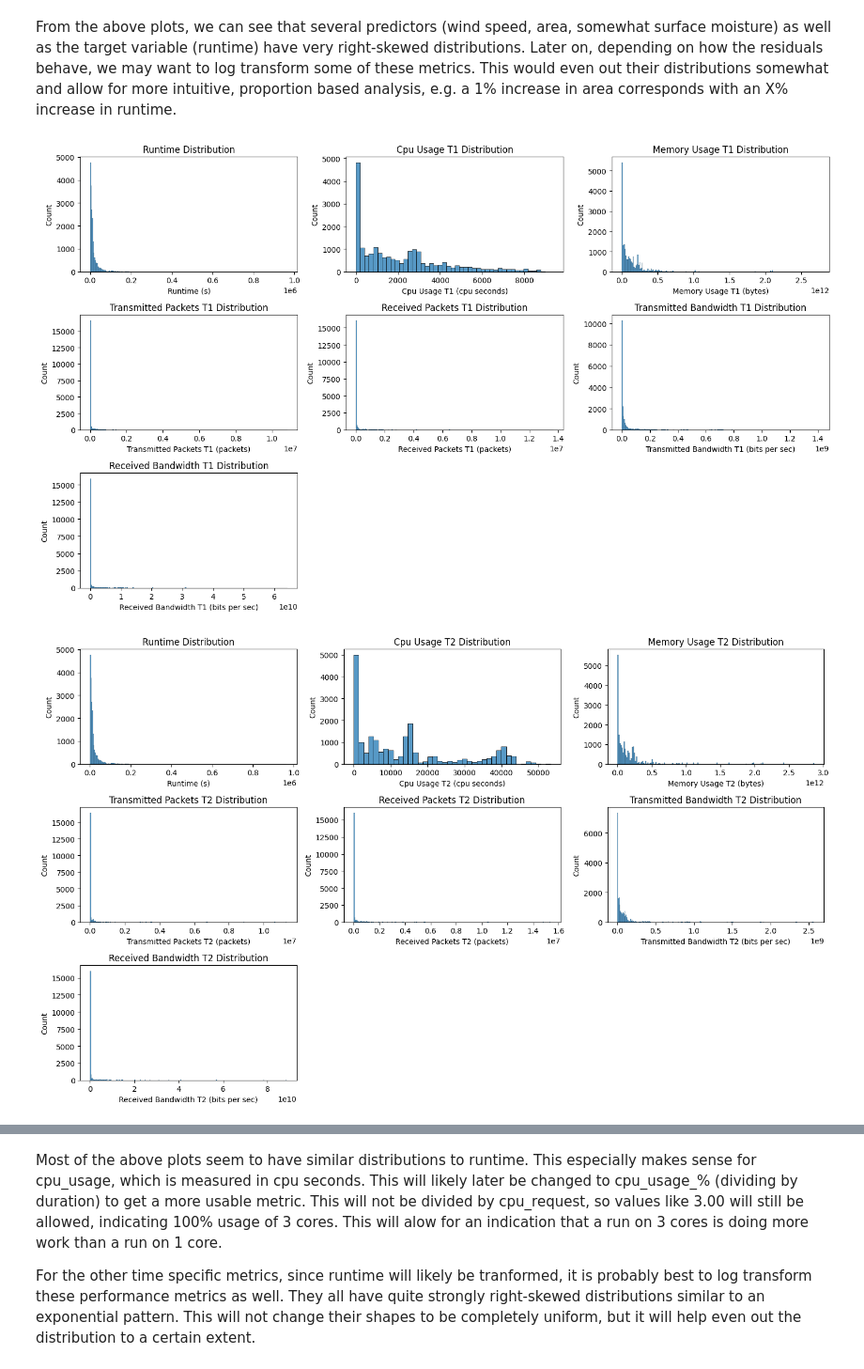
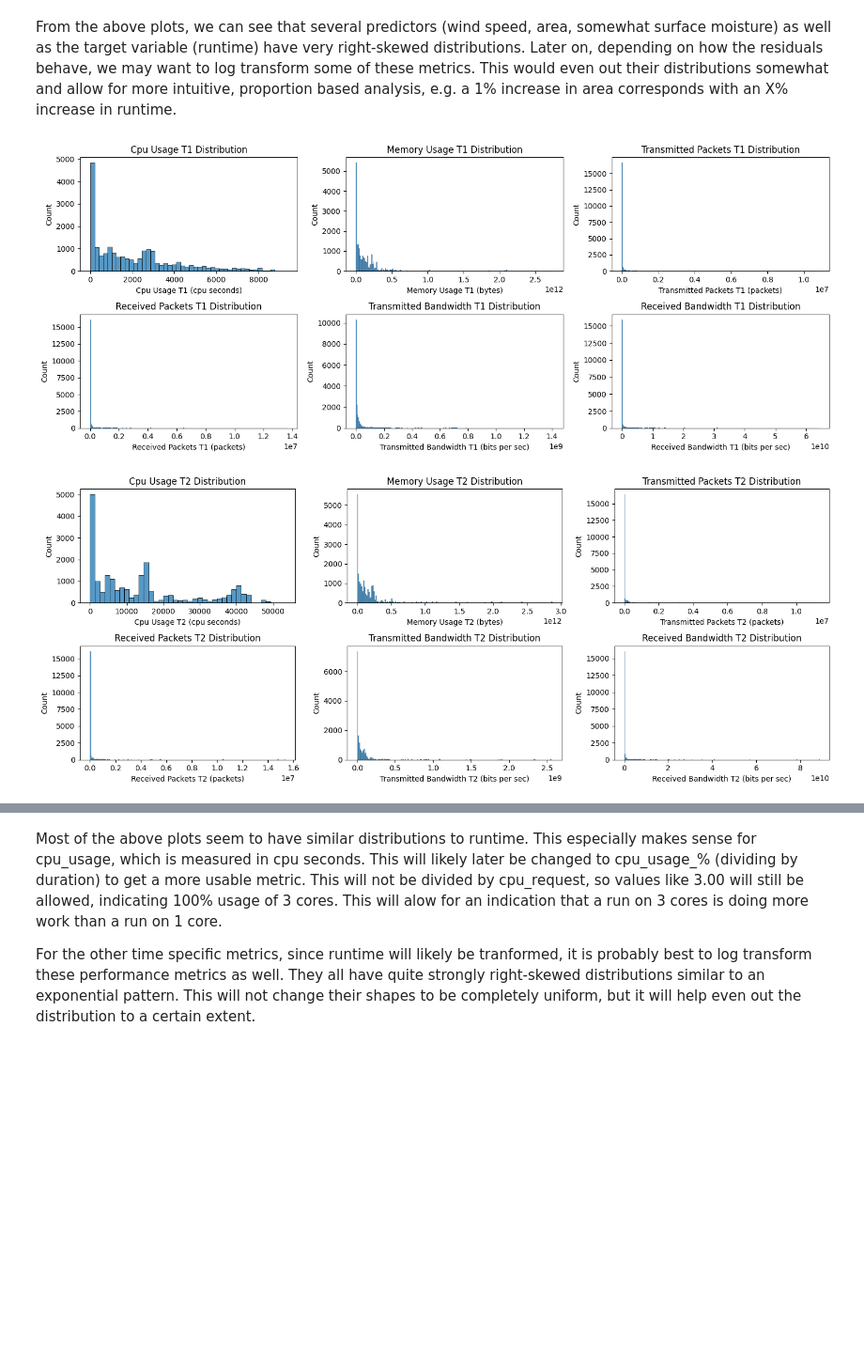
Before and after one commit to ravishende/data210_final_project, a Jupyter notebook: eda.ipynb, the cells around one changed output, grey strips where cells are left out. Shown at 94% size. Cells and saved outputs as stored; diff of their text form; code cells hidden in the pictures; blank space fills up the shorter version.

Commit message:
got rid of redundant runtimes in hist plots

```diff
--- a/eda.ipynb
+++ b/eda.ipynb
@@ -232,9 +232,11 @@ def to_title(metric:str) -> str:
     col_title = " ".join(words)
     return col_title
 # %%
-def hist_metrics(data:pd.DataFrame, predictors:list[str], target:str, fig_title:str):
-    """Show scatter plots of all predictors vs the target and a bar plot of the target"""
-    vars_to_plot = [str(target)] + [str(col) for col in predictors if col != target]  # plot target first
+def hist_metrics(data:pd.DataFrame, predictors:list[str], target:str, fig_title:str, plot_target:bool = False):
+    """Show histrograms of the given predictors"""
+    vars_to_plot = [str(col) for col in predictors if col != target]
+    if plot_target:
+        vars_to_plot = [str(target)] + vars_to_plot  # plot target first
     metric_titles = {col: to_title(col) for col in predictors + [target]}
     ncols = 3
     nrows = math.ceil(len(vars_to_plot) / ncols)
@@ -335,10 +337,10 @@ hist_metrics(df, app_input_cols, "runtime", "hist_inputs")
 # %% [markdown]
 From the above plots, we can see that several predictors (wind speed, area, somewhat surface moisture) as well as the target variable (runtime) have very right-skewed distributions. Later on, depending on how the residuals behave, we may want to log transform some of these metrics. This would even out their distributions somewhat and allow for more intuitive, proportion based analysis, e.g. a 1% increase in area corresponds with an X% increase in runtime.
 # %%
-hist_metrics(df, t1_cols, "runtime", "hist_t1")
-hist_metrics(df, t2_cols, "runtime", "hist_t2")
-hist_metrics(df, t3_cols, "runtime", "hist_t3")
-hist_metrics(df, t4_cols, "runtime", "hist_t4")
+hist_metrics(df, t1_cols, "runtime", "hist_t1", plot_target=False)
+hist_metrics(df, t2_cols, "runtime", "hist_t2", plot_target=False)
+hist_metrics(df, t3_cols, "runtime", "hist_t3", plot_target=False)
+hist_metrics(df, t4_cols, "runtime", "hist_t4", plot_target=False)
 # %% [output]
-[figure, old version]
+[figure, new version]
-[figure, old version]
+[figure, new version]
```
Also changed, not shown: parts of 1 cell of this notebook, 4 other files.
